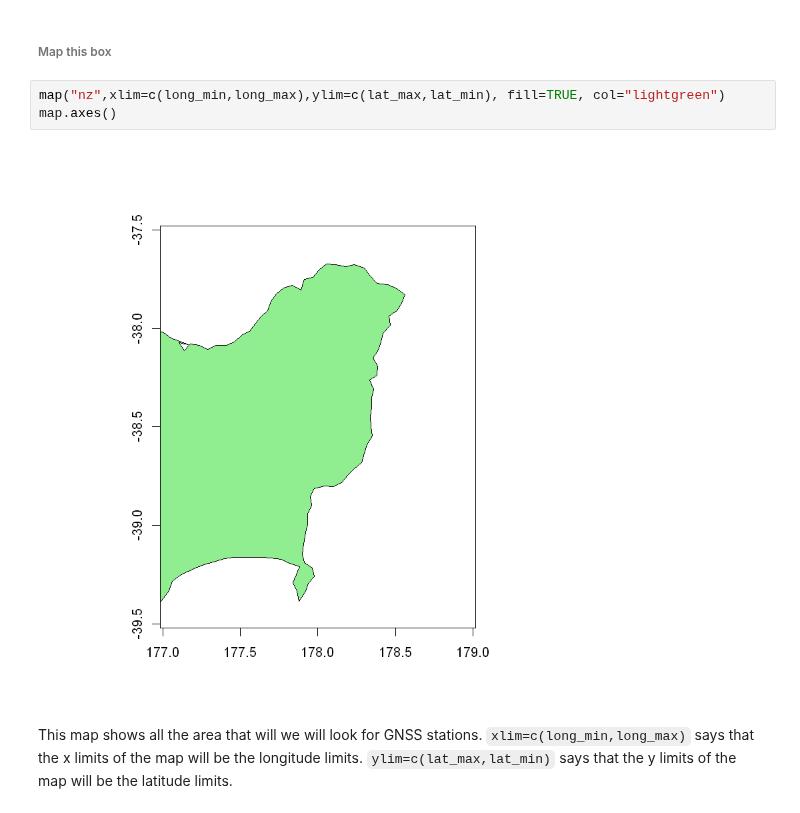
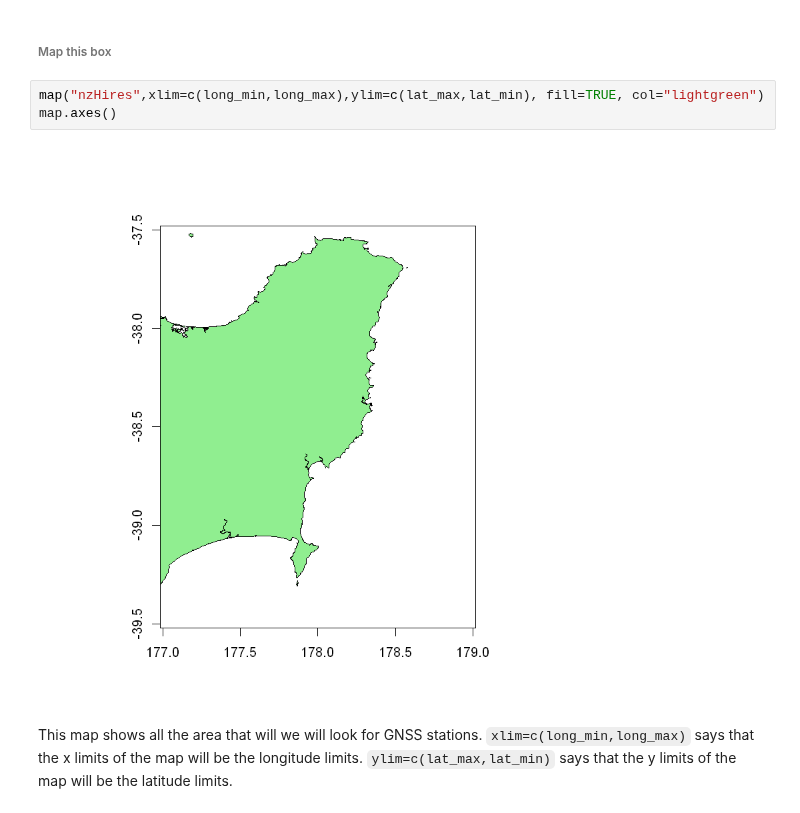
Before and after one commit to JenLowe/data_tutorials, a Jupyter notebook: GNSS_Data/R/Multiple_station_access_for_GNSS_data_in_R.ipynb, the cells around one changed output. Drawn from its saved outputs; the diff is of its cells as text.

```diff
--- a/GNSS_Data/R/Multiple_station_access_for_GNSS_data_in_R.ipynb
+++ b/GNSS_Data/R/Multiple_station_access_for_GNSS_data_in_R.ipynb
@@ -90,10 +114,10 @@ This set the 4 edge points of the box we will look for GNSS sites in.
 # %% [markdown]
 ###### Map this box
 # %%
-map("nz",xlim=c(long_min,long_max),ylim=c(lat_max,lat_min), fill=TRUE, col="lightgreen")
+map("nzHires",xlim=c(long_min,long_max),ylim=c(lat_max,lat_min), fill=TRUE, col="lightgreen")
 map.axes()
 # %% [output]
-[figure, old version]
+[figure, new version]
 # %% [markdown]
 This map shows all the area that will we will look for GNSS stations.  `xlim=c(long_min,long_max)` says that the x limits of the map will be the longitude limits. `ylim=c(lat_max,lat_min)` says that the y limits of the map will be the latitude limits.
 # %% [markdown]
```
Also changed, not shown: parts of 3 cells of this notebook, 5 other files.
